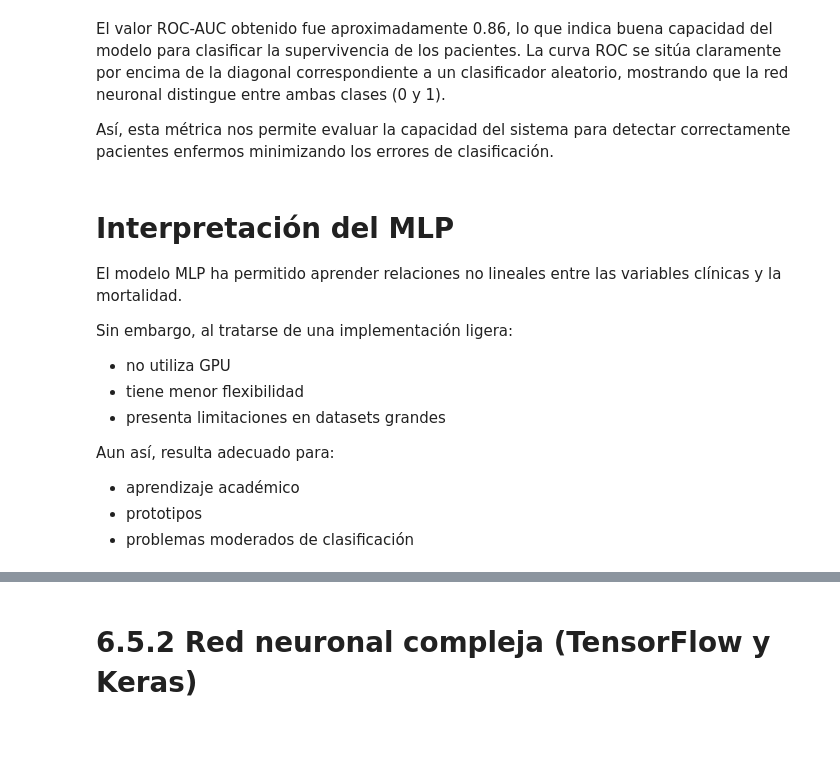
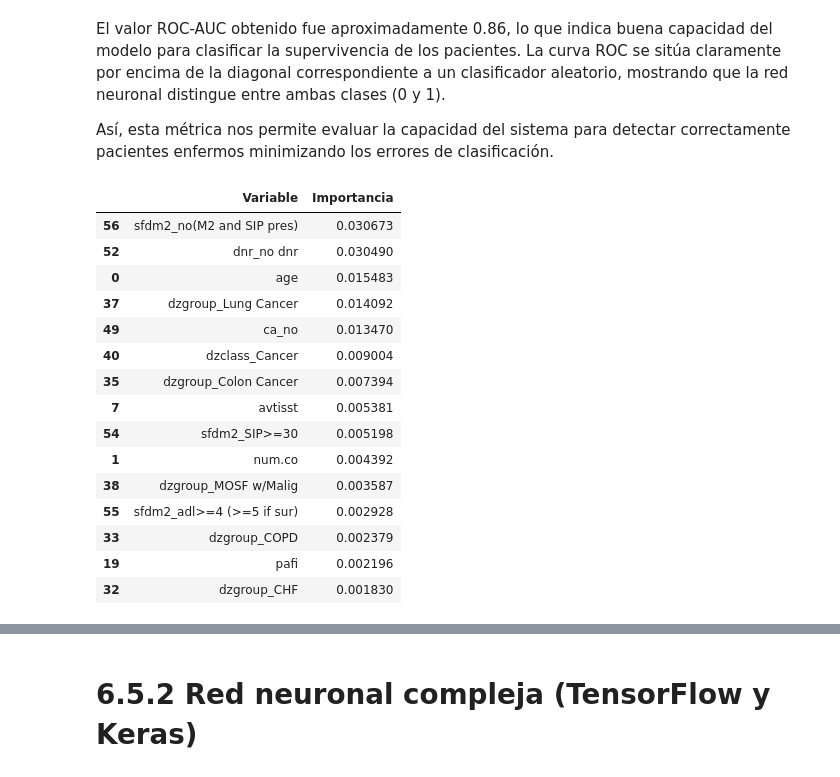
Before and after one commit to nrapun/proyecto_AA, a Jupyter notebook: notebook_proyectoAA.ipynb, the cells around one changed output, grey strips where cells are left out. Cells and saved outputs as stored; diff of their text form; code cells hidden in the pictures; blank space fills up the shorter version.

```diff
--- a/notebook_proyectoAA.ipynb
+++ b/notebook_proyectoAA.ipynb
@@ -1551,19 +1566,48 @@ plt.show()
 El valor ROC-AUC obtenido fue aproximadamente 0.86, lo que indica buena capacidad del modelo para clasificar la supervivencia de los pacientes. La curva ROC se sitúa claramente por encima de la diagonal correspondiente a un clasificador aleatorio, mostrando que la red neuronal distingue entre ambas clases (0 y 1).
 
 Así, esta métrica nos permite evaluar la capacidad del sistema para detectar correctamente pacientes enfermos minimizando los errores de clasificación.
-# %% [markdown]
-# Interpretación del MLP
-
-El modelo MLP ha permitido aprender relaciones no lineales entre las variables clínicas y la mortalidad.
-
-Sin embargo, al tratarse de una implementación ligera:
-
-- no utiliza GPU
-- tiene menor flexibilidad
-- presenta limitaciones en datasets grandes
-
-Aun así, resulta adecuado para:
-
-- aprendizaje académico
-- prototipos
-- problemas moderados de clasificación
+# %%
+from sklearn.inspection import permutation_importance
+
+# Calcular importancia
+resultado = permutation_importance(
+    mlp,
+    X_test_scaled,
+    y_test,
+    n_repeats=10,
+    random_state=42
+)
+
+# Crear DataFrame
+importancias = pd.DataFrame({
+    'Variable': X.columns,
+    'Importancia': resultado.importances_mean
+})
+
+# Ordenar
+importancias = importancias.sort_values(
+    by='Importancia',
+    ascending=False
+)
+
+# Mostrar Top 15
+top15 = importancias.head(15)
+
+top15
+# %% [output]
+|  | Variable | Importancia |
+| 56 | sfdm2_no(M2 and SIP pres) | 0.030673 |
+| 52 | dnr_no dnr | 0.030490 |
+| 0 | age | 0.015483 |
+| 37 | dzgroup_Lung Cancer | 0.014092 |
+| 49 | ca_no | 0.013470 |
+| 40 | dzclass_Cancer | 0.009004 |
+| 35 | dzgroup_Colon Cancer | 0.007394 |
+| 7 | avtisst | 0.005381 |
+| 54 | sfdm2_SIP>=30 | 0.005198 |
+| 1 | num.co | 0.004392 |
+| 38 | dzgroup_MOSF w/Malig | 0.003587 |
+| 55 | sfdm2_adl>=4 (>=5 if sur) | 0.002928 |
+| 33 | dzgroup_COPD | 0.002379 |
+| 19 | pafi | 0.002196 |
+| 32 | dzgroup_CHF | 0.001830 |
```
Also changed, not shown: parts of 22 cells of this notebook.
